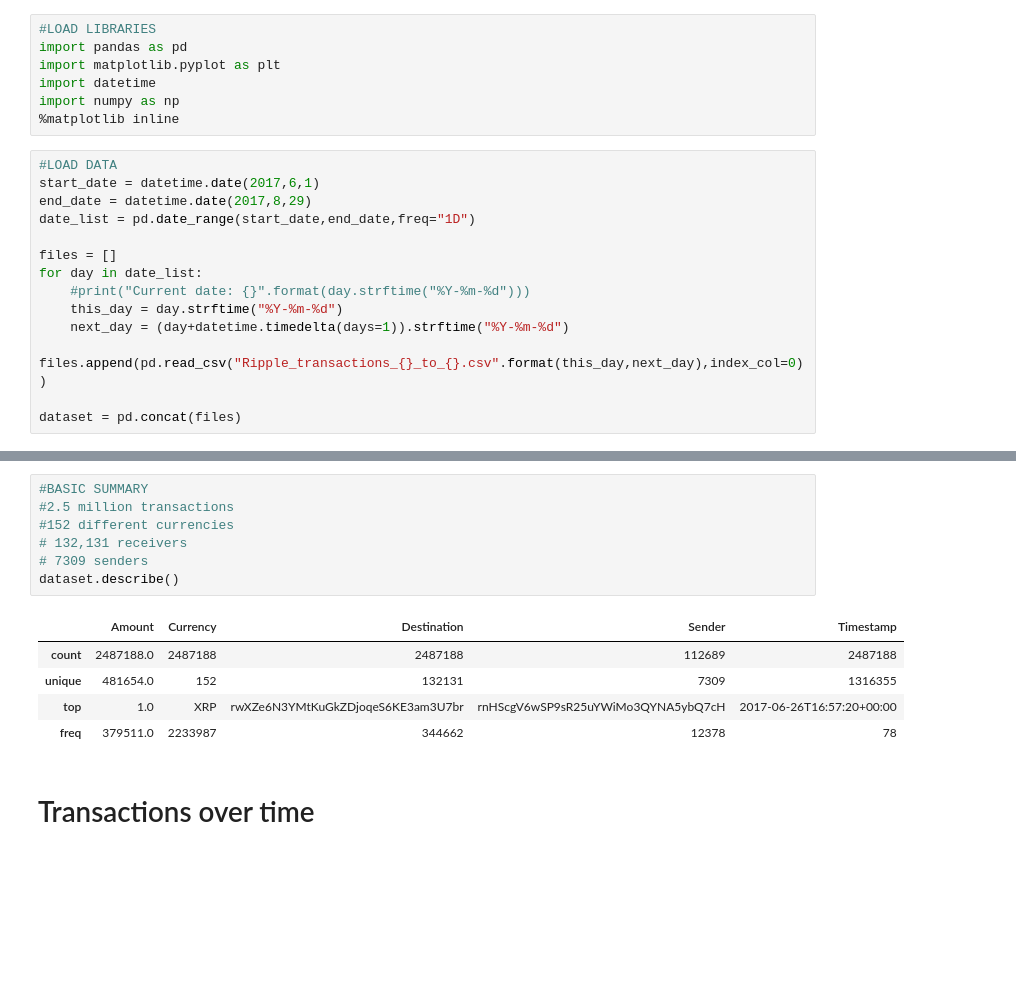
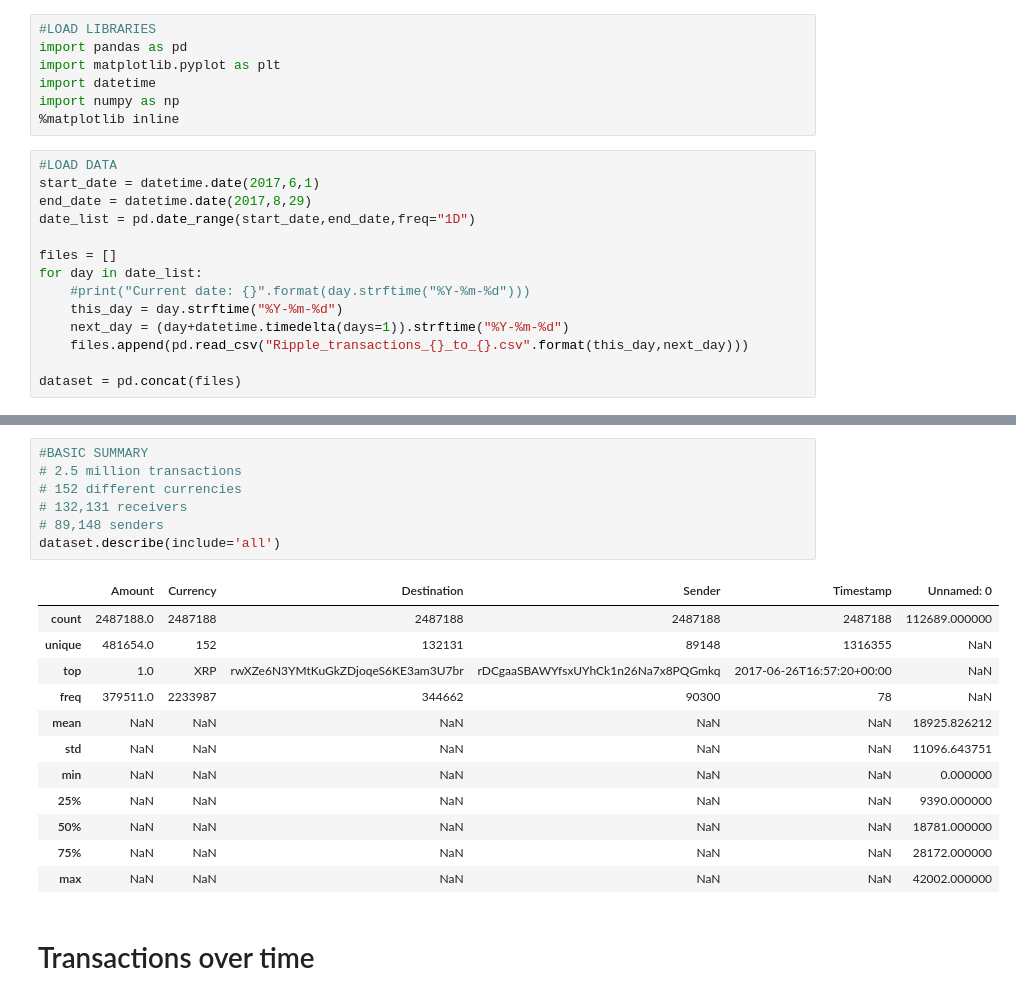
Before and after one commit to tur-ium/Ripple-and-privacy, a Jupyter notebook: Ripple dataset summary.ipynb, the cells around one changed output, grey strips where cells are left out. Saved outputs shown, nothing was run; the diff lists cells and outputs as text; blank space fills up the shorter version.

```diff
--- a/Ripple dataset summary.ipynb
+++ b/Ripple dataset summary.ipynb
@@ -31,6 +31,6 @@ for day in date_list:
     #print("Current date: {}".format(day.strftime("%Y-%m-%d")))
     this_day = day.strftime("%Y-%m-%d")
     next_day = (day+datetime.timedelta(days=1)).strftime("%Y-%m-%d")
-    files.append(pd.read_csv("Ripple_transactions_{}_to_{}.csv".format(this_day,next_day),index_col=0))
+    files.append(pd.read_csv("Ripple_transactions_{}_to_{}.csv".format(this_day,next_day)))
 
 dataset = pd.concat(files)
@@ -37,16 +55,23 @@ dataset = pd.concat(files)
 # %%
 #BASIC SUMMARY
-#2.5 million transactions
-#152 different currencies
+# 2.5 million transactions
+# 152 different currencies
 # 132,131 receivers
-# 7309 senders
-dataset.describe()
+# 89,148 senders
+dataset.describe(include='all')
 # %% [output]
-|  | Amount | Currency | Destination | Sender | Timestamp |
-| count | 2487188.0 | 2487188 | 2487188 | 112689 | 2487188 |
-| unique | 481654.0 | 152 | 132131 | 7309 | 1316355 |
-| top | 1.0 | XRP | rwXZe6N3YMtKuGkZDjoqeS6KE3am3U7br | rnHScgV6wSP9sR25uYWiMo3QYNA5ybQ7cH | 2017-06-26T16:57:20+00:00 |
-| freq | 379511.0 | 2233987 | 344662 | 12378 | 78 |
+|  | Amount | Currency | Destination | Sender | Timestamp | Unnamed: 0 |
+| count | 2487188.0 | 2487188 | 2487188 | 2487188 | 2487188 | 112689.000000 |
+| unique | 481654.0 | 152 | 132131 | 89148 | 1316355 | NaN |
+| top | 1.0 | XRP | rwXZe6N3YMtKuGkZDjoqeS6KE3am3U7br | rDCgaaSBAWYfsxUYhCk1n26Na7x8PQGmkq | 2017-06-26T16:57:20+00:00 | NaN |
+| freq | 379511.0 | 2233987 | 344662 | 90300 | 78 | NaN |
+| mean | NaN | NaN | NaN | NaN | NaN | 18925.826212 |
+| std | NaN | NaN | NaN | NaN | NaN | 11096.643751 |
+| min | NaN | NaN | NaN | NaN | NaN | 0.000000 |
+| 25% | NaN | NaN | NaN | NaN | NaN | 9390.000000 |
+| 50% | NaN | NaN | NaN | NaN | NaN | 18781.000000 |
+| 75% | NaN | NaN | NaN | NaN | NaN | 28172.000000 |
+| max | NaN | NaN | NaN | NaN | NaN | 42002.000000 |
 # %% [markdown]
 # Transactions over time
 # %%
```
Also changed, not shown: parts of 12 cells of this notebook.
